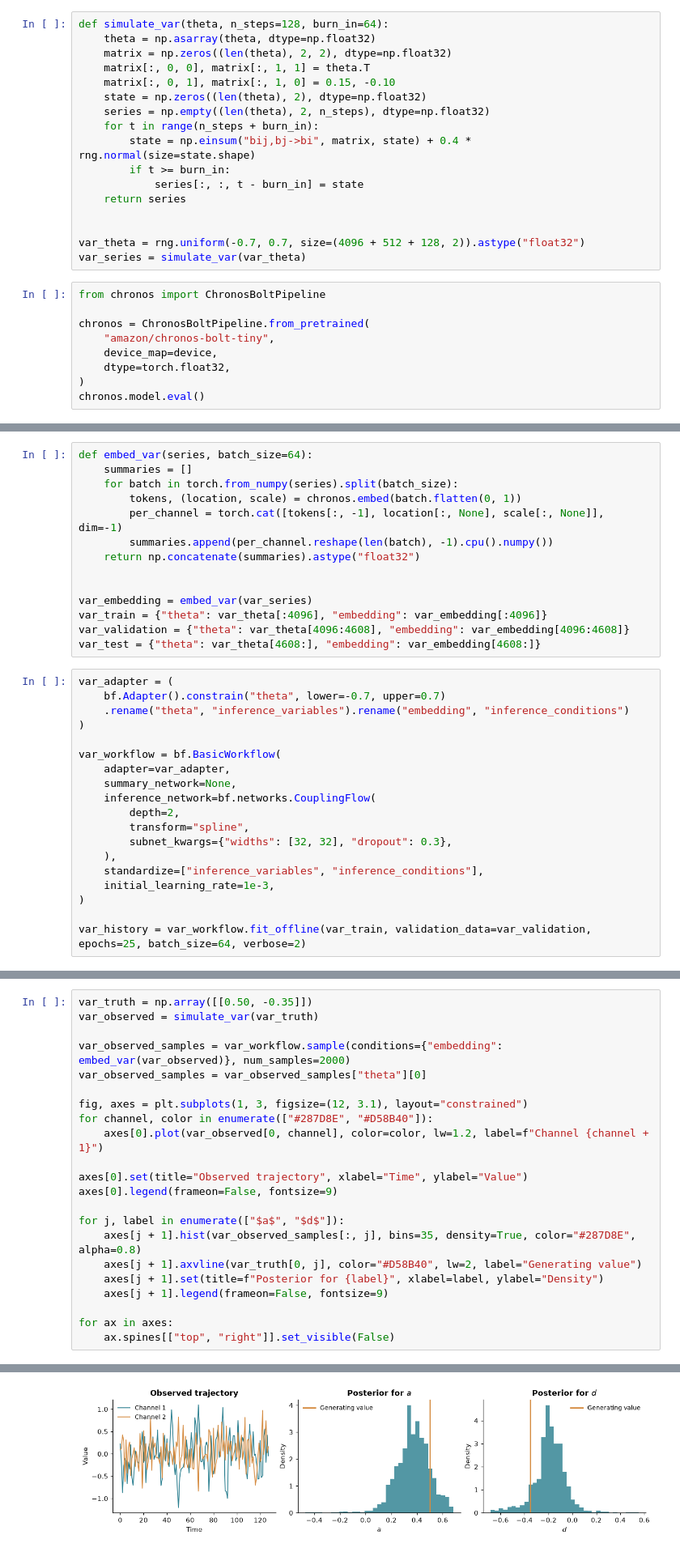
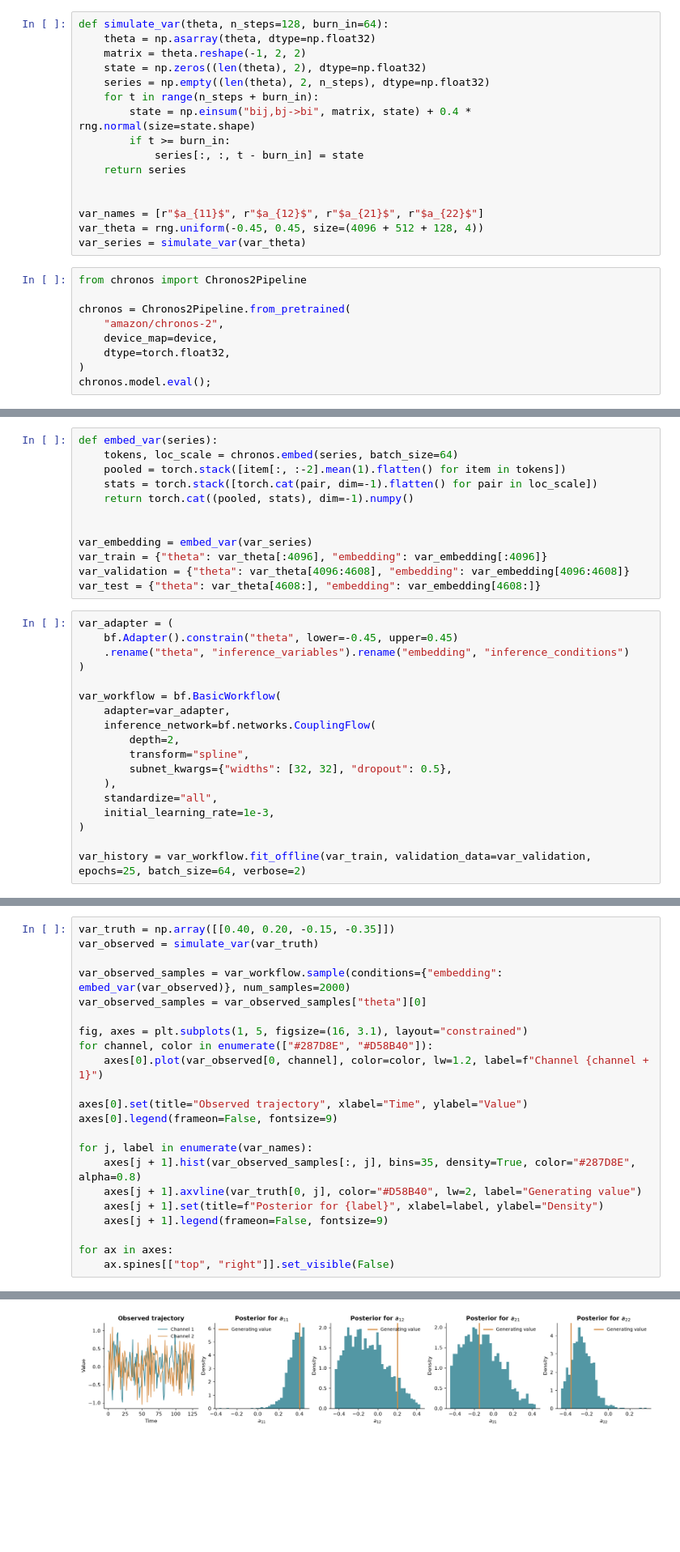
Before and after one commit to stefanradev93/BayesFlow, a Jupyter notebook: examples/Foundation_Model_Backbones.ipynb, the cells around one changed output, grey strips where cells are left out. Shown at 81% size. Drawn from its saved outputs; the diff is of its cells as text; blank space fills up the shorter version.

```diff
--- a/examples/Foundation_Model_Backbones.ipynb
+++ b/examples/Foundation_Model_Backbones.ipynb
@@ -274,9 +281,7 @@ Bolt encodes one channel at a time. We concatenate the channel embeddings in a f
 # %%
 def simulate_var(theta, n_steps=128, burn_in=64):
     theta = np.asarray(theta, dtype=np.float32)
-    matrix = np.zeros((len(theta), 2, 2), dtype=np.float32)
-    matrix[:, 0, 0], matrix[:, 1, 1] = theta.T
-    matrix[:, 0, 1], matrix[:, 1, 0] = 0.15, -0.10
+    matrix = theta.reshape(-1, 2, 2)
     state = np.zeros((len(theta), 2), dtype=np.float32)
     series = np.empty((len(theta), 2, n_steps), dtype=np.float32)
     for t in range(n_steps + burn_in):
@@ -286,14 +291,15 @@ def simulate_var(theta, n_steps=128, burn_in=64):
     return series
 
 
-var_theta = rng.uniform(-0.7, 0.7, size=(4096 + 512 + 128, 2)).astype("float32")
+var_names = [r"$a_{11}$", r"$a_{12}$", r"$a_{21}$", r"$a_{22}$"]
+var_theta = rng.uniform(-0.45, 0.45, size=(4096 + 512 + 128, 4))
 var_series = simulate_var(var_theta)
 # %%
-from chronos import ChronosBoltPipeline
+from chronos import Chronos2Pipeline
 
-chronos = ChronosBoltPipeline.from_pretrained(
-    "amazon/chronos-bolt-tiny",
+chronos = Chronos2Pipeline.from_pretrained(
+    "amazon/chronos-2",
     device_map=device,
     dtype=torch.float32,
 )
-chronos.model.eval()
+chronos.model.eval();
@@ -324,11 +314,9 @@ The adapter maps the bounded persistence coefficients to an unconstrained traini
 # %%
-def embed_var(series, batch_size=64):
-    summaries = []
-    for batch in torch.from_numpy(series).split(batch_size):
-        tokens, (location, scale) = chronos.embed(batch.flatten(0, 1))
-        per_channel = torch.cat([tokens[:, -1], location[:, None], scale[:, None]], dim=-1)
-        summaries.append(per_channel.reshape(len(batch), -1).cpu().numpy())
-    return np.concatenate(summaries).astype("float32")
+def embed_var(series):
+    tokens, loc_scale = chronos.embed(series, batch_size=64)
+    pooled = torch.stack([item[:, :-2].mean(1).flatten() for item in tokens])
+    stats = torch.stack([torch.cat(pair, dim=-1).flatten() for pair in loc_scale])
+    return torch.cat((pooled, stats), dim=-1).numpy()
 
 
 var_embedding = embed_var(var_series)
@@ -337,19 +325,18 @@ var_validation = {"theta": var_theta[4096:4608], "embedding": var_embedding[4096
 var_test = {"theta": var_theta[4608:], "embedding": var_embedding[4608:]}
 # %%
 var_adapter = (
-    bf.Adapter().constrain("theta", lower=-0.7, upper=0.7)
+    bf.Adapter().constrain("theta", lower=-0.45, upper=0.45)
     .rename("theta", "inference_variables").rename("embedding", "inference_conditions")
 )
 
 var_workflow = bf.BasicWorkflow(
     adapter=var_adapter,
-    summary_network=None,
     inference_network=bf.networks.CouplingFlow(
         depth=2,
         transform="spline",
-        subnet_kwargs={"widths": [32, 32], "dropout": 0.3},
+        subnet_kwargs={"widths": [32, 32], "dropout": 0.5},
     ),
-    standardize=["inference_variables", "inference_conditions"],
+    standardize="all",
     initial_learning_rate=1e-3,
 )
 
@@ -405,20 +399,20 @@ INFO:bayesflow:Sampling completed in 0.05 seconds.
 
 For an observed dataset, we run the same frozen encoder once and reuse the trained inference head. Here we simulate one observation at known coefficients so that we can compare its posterior with the generating values. The training, validation, and test datasets above used independent prior draws.
 # %%
-var_truth = np.array([[0.50, -0.35]])
+var_truth = np.array([[0.40, 0.20, -0.15, -0.35]])
 var_observed = simulate_var(var_truth)
 
 var_observed_samples = var_workflow.sample(conditions={"embedding": embed_var(var_observed)}, num_samples=2000)
 var_observed_samples = var_observed_samples["theta"][0]
 
-fig, axes = plt.subplots(1, 3, figsize=(12, 3.1), layout="constrained")
+fig, axes = plt.subplots(1, 5, figsize=(16, 3.1), layout="constrained")
 for channel, color in enumerate(["#287D8E", "#D58B40"]):
     axes[0].plot(var_observed[0, channel], color=color, lw=1.2, label=f"Channel {channel + 1}")
 
 axes[0].set(title="Observed trajectory", xlabel="Time", ylabel="Value")
 axes[0].legend(frameon=False, fontsize=9)
 
-for j, label in enumerate(["$a$", "$d$"]):
+for j, label in enumerate(var_names):
     axes[j + 1].hist(var_observed_samples[:, j], bins=35, density=True, color="#287D8E", alpha=0.8)
     axes[j + 1].axvline(var_truth[0, j], color="#D58B40", lw=2, label="Generating value")
     axes[j + 1].set(title=f"Posterior for {label}", xlabel=label, ylabel="Density")
@@ -431,4 +425,4 @@ INFO:bayesflow:Sampling completed in 0.02 seconds.
-[figure, old version]
+[figure, new version]
 # %% [markdown]
 ## Taking this to your own simulator
 
```
Also changed, not shown: parts of 15 cells of this notebook.
